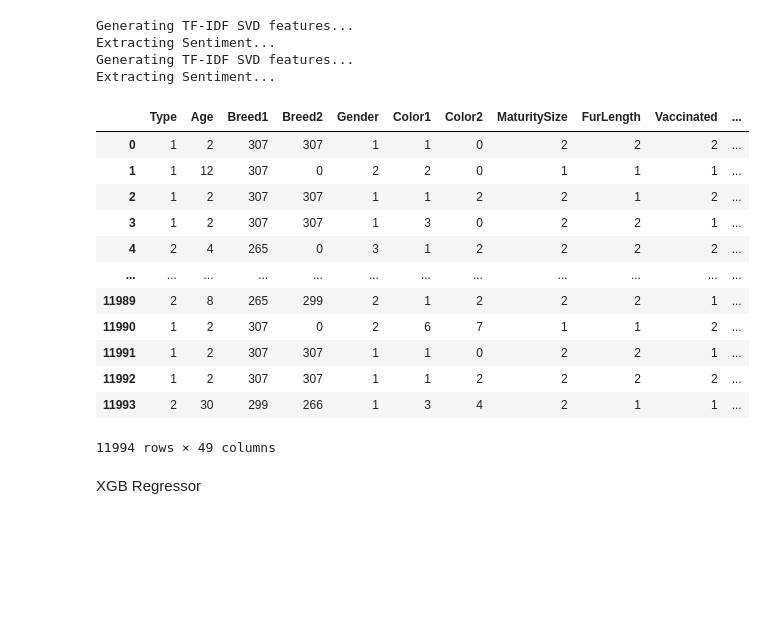
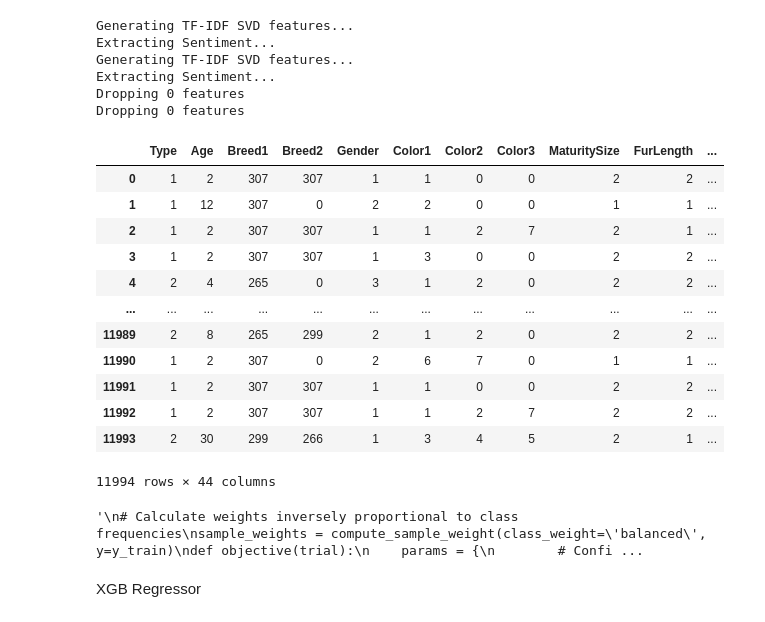
Before and after one commit to Elite1N/AdoptMe, a Jupyter notebook: notebooks/tabular_v2_testing.ipynb, the cells around one changed output. Cells and saved outputs as stored; diff of their text form; code cells hidden in the pictures; blank space fills up the shorter version.

```diff
--- a/notebooks/tabular_v2_testing.ipynb
+++ b/notebooks/tabular_v2_testing.ipynb
@@ -68,13 +68,12 @@ def featurize_table(data_df):
     """
 
     # Drop useless features
-    features_to_drop = ['svd_desc_9', 'Color3', 'VideoAmt', 'name_length', 'sentiment_magnitude','Color3', 'Health', 'num_digits', 'Dewormed', 'sentiment_polarity']
-
+    features_to_drop = []
+    #features_to_drop = ['svd_desc_9', 'Color3', 'VideoAmt', 'name_length', 'sentiment_magnitude','Color3', 'Health', 'num_digits', 'Dewormed', 'sentiment_polarity', 'is_specific_color', 'num_colors', 'Color2', 'svd_desc_11', 'svd_desc_18', 'svd_desc_16', 'svd_desc_14', 'svd_desc_2', 'sentiment_score', 'word_count']
+    print ("Dropping", len(features_to_drop), "features")
     tabular_df = tabular_df.drop(features_to_drop, axis=1, inplace=False)
-
-
     # Drop text and ID columns
-    tabular_df.drop(['Name', 'PetID', 'Description', "RescuerID"], axis=1, inplace=True)
+    tabular_df.drop(['Name', 'PetID', 'Description'], axis=1, inplace=True)
     return tabular_df
 # %%
 # Advanced Features
@@ -92,8 +91,8 @@ def extract_sentiment_from_json(pet_id, sentiment_dir="../data/train_sentiment/"
         pass
     return 0, 0 # Default if missing
 
-
-def generate_text_features(df, svd_components=20, is_train=True, fit_on_text=None):
+# TODO: decrease svd bcuz small data
+def generate_text_features(df, svd_components=5, is_train=True, fit_on_text=None):
     """
     df: The dataframe (containing 'Description' and 'PetID')
     svd_components: Number of latent features to keep
@@ -149,42 +148,44 @@ def generate_text_features(df, svd_components=20, is_train=True, fit_on_text=Non
 # %%
 # Load Data
 full_df = pd.read_csv("../data/train/train.csv") #Beware of directory
 
 # Splitting the data from train.csv
 X = full_df.drop(['AdoptionSpeed'], axis=1)
 y = full_df['AdoptionSpeed']
-X_train_raw, X_test_raw, y_train, y_test = train_test_split(X, y, test_size=0.2, random_state=42, stratify=y)
+X_train_raw, X_eval_raw, y_train, y_eval = train_test_split(X, y, test_size=0.2, random_state=42, stratify=y)
 
 # Generate  Features
 X_train_text, vec_tuple = generate_text_features(X_train_raw, is_train=True)
-X_test_text, _ = generate_text_features(X_test_raw,is_train=False, fit_on_text=vec_tuple)
+X_eval_text, _ = generate_text_features(X_eval_raw,is_train=False, fit_on_text=vec_tuple)
 
 
 X_train = featurize_table(X_train_text)
-X_test = featurize_table(X_test_text)
+X_eval = featurize_table(X_eval_text)
 X_train
 # %% [output]
 Generating TF-IDF SVD features...
 Extracting Sentiment...
 Generating TF-IDF SVD features...
 Extracting Sentiment...
+Dropping 0 features
+Dropping 0 features
-|  | Type | Age | Breed1 | Breed2 | Gender | Color1 | Color2 | MaturitySize | FurLength | Vaccinated | ... |
-| 0 | 1 | 2 | 307 | 307 | 1 | 1 | 0 | 2 | 2 | 2 | ... |
-| 1 | 1 | 12 | 307 | 0 | 2 | 2 | 0 | 1 | 1 | 1 | ... |
-| 2 | 1 | 2 | 307 | 307 | 1 | 1 | 2 | 2 | 1 | 2 | ... |
-| 3 | 1 | 2 | 307 | 307 | 1 | 3 | 0 | 2 | 2 | 1 | ... |
-| 4 | 2 | 4 | 265 | 0 | 3 | 1 | 2 | 2 | 2 | 2 | ... |
+|  | Type | Age | Breed1 | Breed2 | Gender | Color1 | Color2 | Color3 | MaturitySize | FurLength | ... |
+| 0 | 1 | 2 | 307 | 307 | 1 | 1 | 0 | 0 | 2 | 2 | ... |
+| 1 | 1 | 12 | 307 | 0 | 2 | 2 | 0 | 0 | 1 | 1 | ... |
+| 2 | 1 | 2 | 307 | 307 | 1 | 1 | 2 | 7 | 2 | 1 | ... |
+| 3 | 1 | 2 | 307 | 307 | 1 | 3 | 0 | 0 | 2 | 2 | ... |
+| 4 | 2 | 4 | 265 | 0 | 3 | 1 | 2 | 0 | 2 | 2 | ... |
 | ... | ... | ... | ... | ... | ... | ... | ... | ... | ... | ... | ... |
-| 11989 | 2 | 8 | 265 | 299 | 2 | 1 | 2 | 2 | 2 | 1 | ... |
-| 11990 | 1 | 2 | 307 | 0 | 2 | 6 | 7 | 1 | 1 | 2 | ... |
-| 11991 | 1 | 2 | 307 | 307 | 1 | 1 | 0 | 2 | 2 | 1 | ... |
-| 11992 | 1 | 2 | 307 | 307 | 1 | 1 | 2 | 2 | 2 | 2 | ... |
-| 11993 | 2 | 30 | 299 | 266 | 1 | 3 | 4 | 2 | 1 | 1 | ... |
+| 11989 | 2 | 8 | 265 | 299 | 2 | 1 | 2 | 0 | 2 | 2 | ... |
+| 11990 | 1 | 2 | 307 | 0 | 2 | 6 | 7 | 0 | 1 | 1 | ... |
+| 11991 | 1 | 2 | 307 | 307 | 1 | 1 | 0 | 0 | 2 | 2 | ... |
+| 11992 | 1 | 2 | 307 | 307 | 1 | 1 | 2 | 7 | 2 | 2 | ... |
+| 11993 | 2 | 30 | 299 | 266 | 1 | 3 | 4 | 5 | 2 | 1 | ... |
-11994 rows × 49 columns
+11994 rows × 44 columns
 # %%
 # Plan 1: normal classification
 # Hyperparameter-tuning w/Optuna
-
+"""
 # Calculate weights inversely proportional to class frequencies
 sample_weights = compute_sample_weight(class_weight='balanced', y=y_train)
 def objective(trial):
@@ -243,6 +244,9 @@ xgb_optuna = xgb.XGBClassifier(**best_params)
 xgb_optuna.fit(X_train, y_train, sample_weight=sample_weights)
 pred_xgb = xgb_optuna.predict(X_test)
 #joblib.dump(xgb_optuna, 'xgb_optuna_full.pkl')
+"""
+# %% [output]
+'\n# Calculate weights inversely proportional to class frequencies\nsample_weights = compute_sample_weight(class_weight=\'balanced\', y=y_train)\ndef objective(trial):\n    params = {\n        # Confi ...
 # %% [markdown]
 XGB Regressor
 # %%
```
Also changed, not shown: parts of 10 cells of this notebook, 1 other file.
